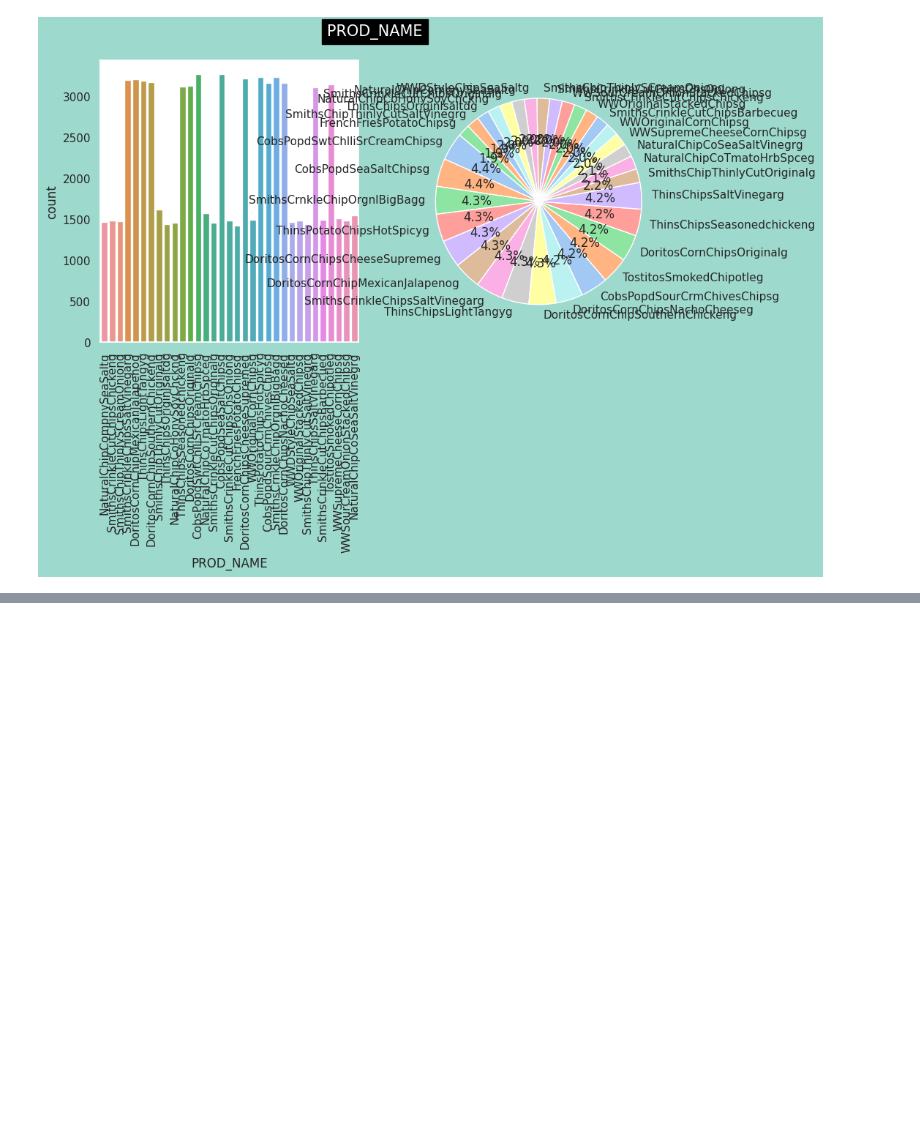
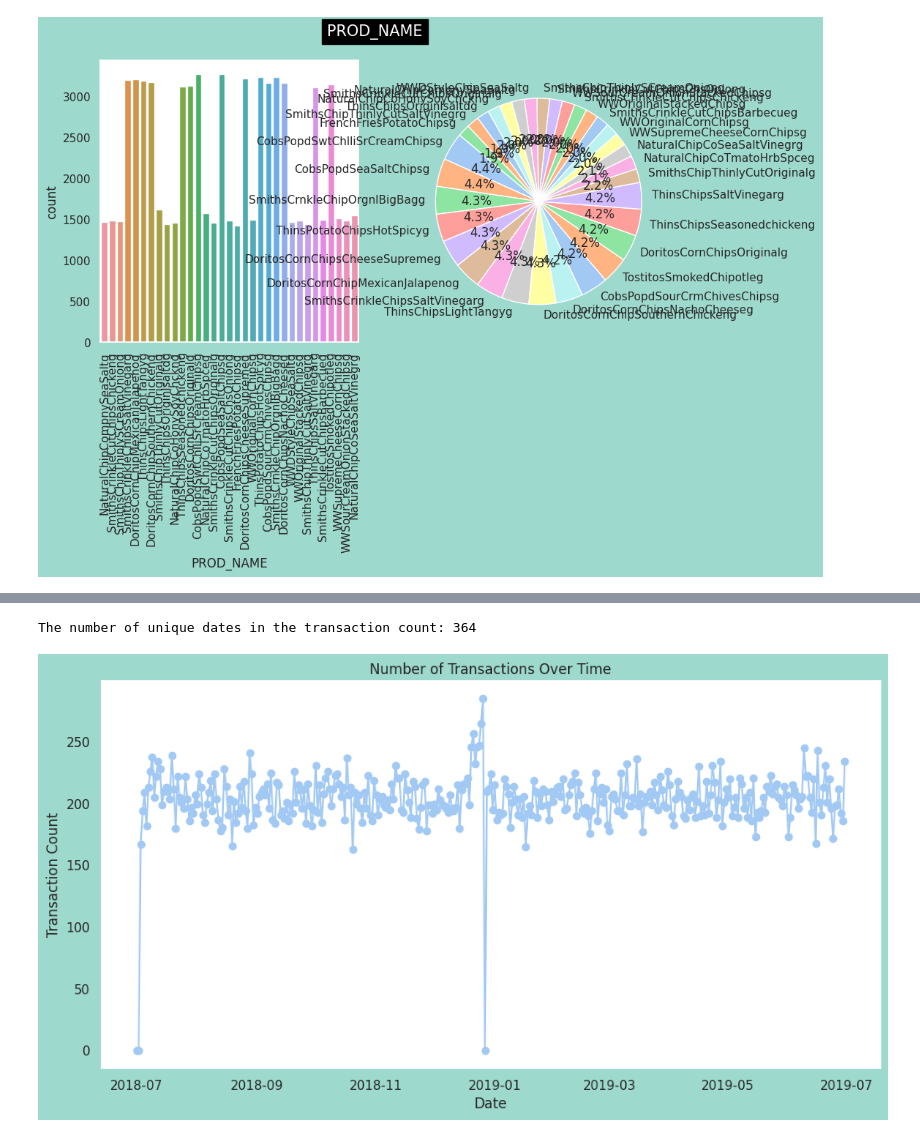
Before and after one commit to abdyraman/quantium, a Jupyter notebook: quantium.ipynb, the cells around one changed output, grey strips where cells are left out. Cells and saved outputs as stored; diff of their text form; code cells hidden in the pictures; blank space fills up the shorter version.

```diff
--- a/quantium.ipynb
+++ b/quantium.ipynb
@@ -226,0 +241,30 @@ plot_histogram_and_boxplot(outliersfree_transactions_df, 'TOT_SALES')
+# %%
+# Count the number of transactions by date
+transaction_count_by_date = outliersfree_transactions_df.groupby('DATE').size()
+count_unique_dates = len(transaction_count_by_date)
+
+print(f"The number of unique dates in the transaction count: {count_unique_dates}")
+# %% [output]
+The number of unique dates in the transaction count: 364
+# %%
+# Assuming transactions_df is your DataFrame
+# Assuming 'DATE' is in datetime format
+
+# Generate the sequence of dates
+date_sequence = pd.date_range(start='2018-07-01', end='2019-06-30', freq='D')
+
+# Count the number of transactions for each date in the sequence
+transaction_count_by_date = outliersfree_transactions_df.groupby('DATE').size()
+
+# Reindex the count series with the date sequence and fill missing values with 0
+transaction_count_by_date = transaction_count_by_date.reindex(date_sequence, fill_value=0)
+
+# Plot the number of transactions over time
+plt.figure(figsize=(12, 6))
+plt.plot(transaction_count_by_date.index, transaction_count_by_date.values, marker='o', linestyle='-')
+plt.title('Number of Transactions Over Time')
+plt.xlabel('Date')
+plt.ylabel('Transaction Count')
+plt.show()
+# %% [output]
+[figure, added]
```
Also changed, not shown: parts of 15 cells of this notebook.
